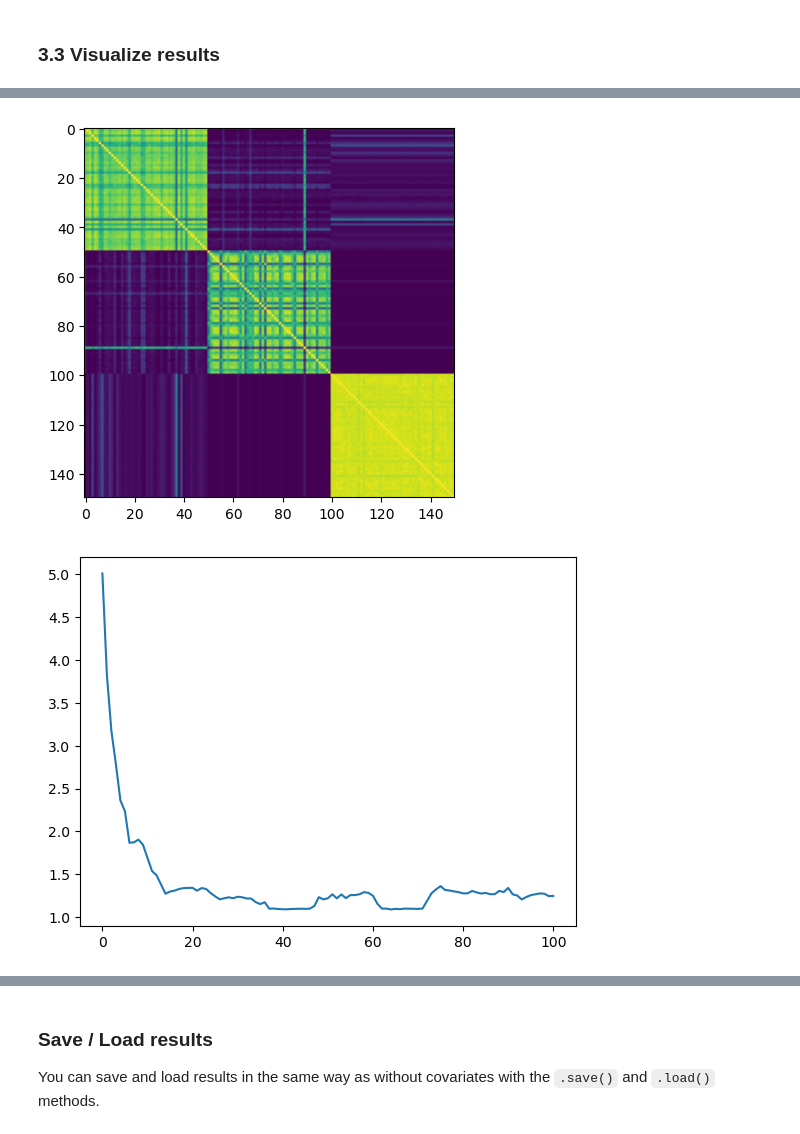
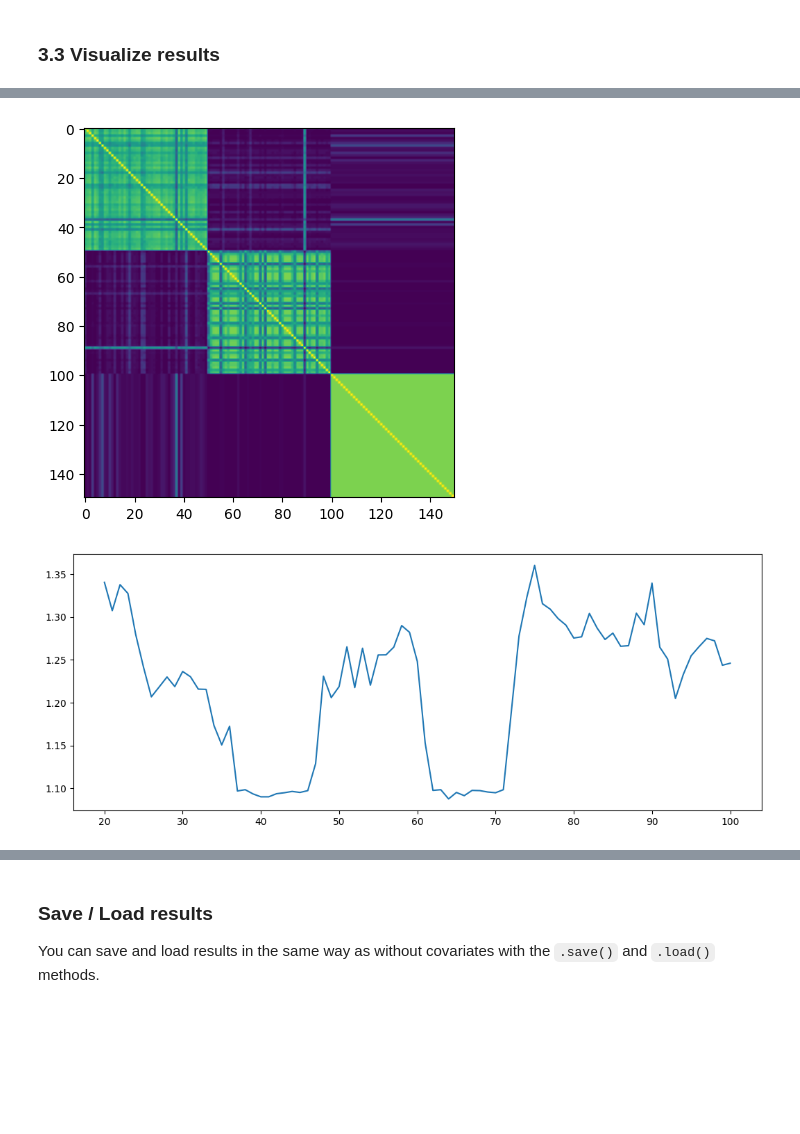
Before and after one commit to Samuele-Caccavelli/bayesian_statistics_project, a Jupyter notebook: notebooks/jupyter/Example_MCMCs.ipynb, the cells around one changed output, grey strips where cells are left out. Cells and saved outputs as stored; diff of their text form; code cells hidden in the pictures; blank space fills up the shorter version.

```diff
--- a/notebooks/jupyter/Example_MCMCs.ipynb
+++ b/notebooks/jupyter/Example_MCMCs.ipynb
@@ -118,20 +146,33 @@ ppmx = PPMx()
+# %%
+alpha = 0.1
+
+ppmx = PPMx(alpha = alpha)
+
+iter = 100
+burn_in = 20
+iterations = list(range(iter + 1))
 # %% [markdown]
 ### 3.2 Fit to data
 
 Now we have covariates so the `fit()` function takes `Y`, `X` and the number of steps as arguments. You can also specify `lambda_penalty` to control the covariate penalty. default is `lambda_penalty=0.1`.
 # %%
-history = ppmx.fit(Y, X, 100, metrics=["entropy"])
+lambda_pen = 0.1
+
+history = ppmx.fit(Y, X, 100, metrics=["entropy"], lambda_penalty=lambda_pen)
 # %% [markdown]
 ### 3.3 Visualize results
 # %%
 plot_clusters(Y, ppmx.history[-1], "MCMC output")
 plt.show()
-ppmx.compute_similarity_matrix()
+ppmx.compute_similarity_matrix(burn_in)
 plt.imshow(ppmx.similatity_matrix)
 plt.show()
-plt.plot(ppmx.metrics["entropy"])
-plt.show()
 # %% [output]
 [figure]
-[figure, old version]
+[figure, new version]
-[figure, removed]
+# %%
+plt.figure(figsize=(12.8, 4.8))
+plt.plot(iterations[burn_in:], ppmx.metrics["entropy"][burn_in:])
+plt.show()
+# %% [output]
+[figure, added]
```
Also changed, not shown: parts of 16 cells of this notebook, 16 other files.
